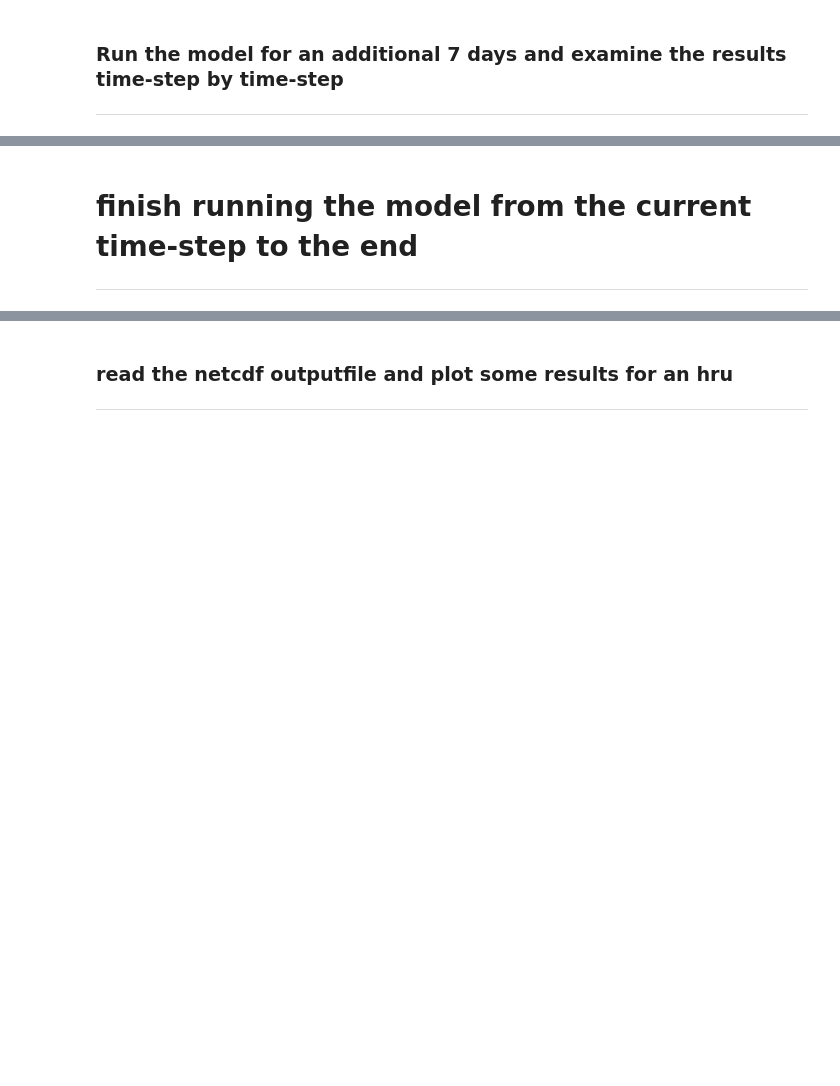
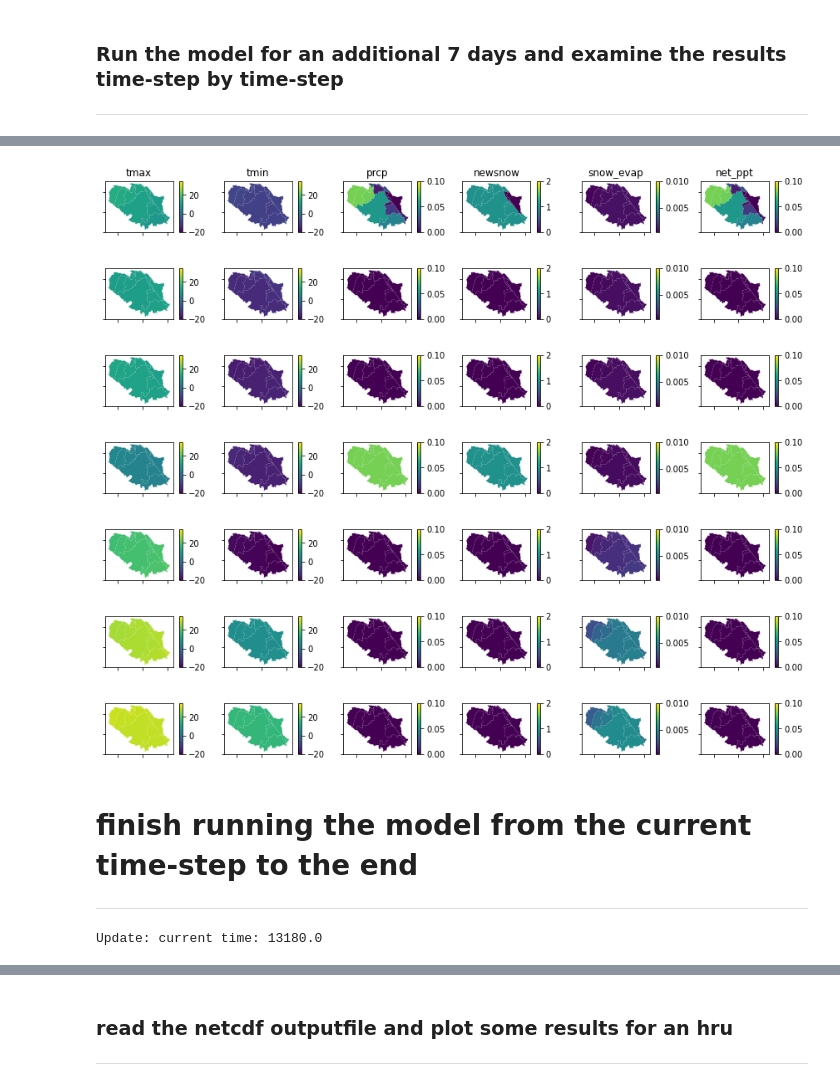
Before and after one commit to nhm-usgs/bmi-test-projects, a Jupyter notebook: notebooks/Run_PRMSSurface.ipynb, the cells around one changed output, grey strips where cells are left out. Saved outputs shown, nothing was run; the diff lists cells and outputs as text; code cells hidden in the pictures; blank space fills up the shorter version.

Commit message:
initial version of surface and soil coupling

```diff
--- a/notebooks/Run_PRMSSurface.ipynb
+++ b/notebooks/Run_PRMSSurface.ipynb
@@ -164,7 +216,7 @@ def example_plot(j, timesel):
 
     gdf_ps['newsnow'] = m.var['newsnow'].data
     gdf_ps['snow_evap'] = m.var['snow_evap'].data
-    gdf_ps['net_ppt'] = m.var['net_ppt'].data
+    gdf_ps['soil_moist_tot'] = m.var['net_ppt'].data
 
     fig, ax = plt.subplots(ncols=6, figsize = (12,2))
     divider0 = make_axes_locatable(ax[0])
@@ -210,3 +262,4 @@ for i in range(7):
     timesel = dt.datetime(ptime[0], ptime[1], ptime[2])
     print(ptime, timesel)
     example_plot(i, timesel)
+# %% [output]
@@ -213,3 +273,10 @@ for i in range(7):
+[figure, added]
+[figure, added]
+[figure, added]
+[figure, added]
+[figure, added]
+[figure, added]
+[figure, added]
 # %% [markdown]
 # finish running the model from the current time-step to the end
 ___
@@ -218,6 +285,8 @@ for i in range(int(m.time),int(m.end_time)):
     m.update()
 
 print('Update: current time:', m.time)
+# %% [output]
+Update: current time: 13180.0
 # %%
 ptime = m.var['nowtime'].data
 end_date = dt.datetime(ptime[0], ptime[1], ptime[2])
```
Also changed, not shown: parts of 16 cells of this notebook, 7 other files.
